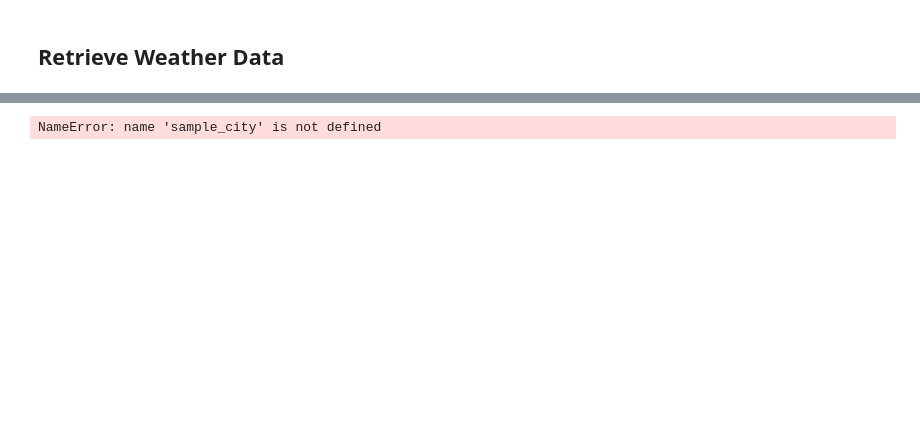
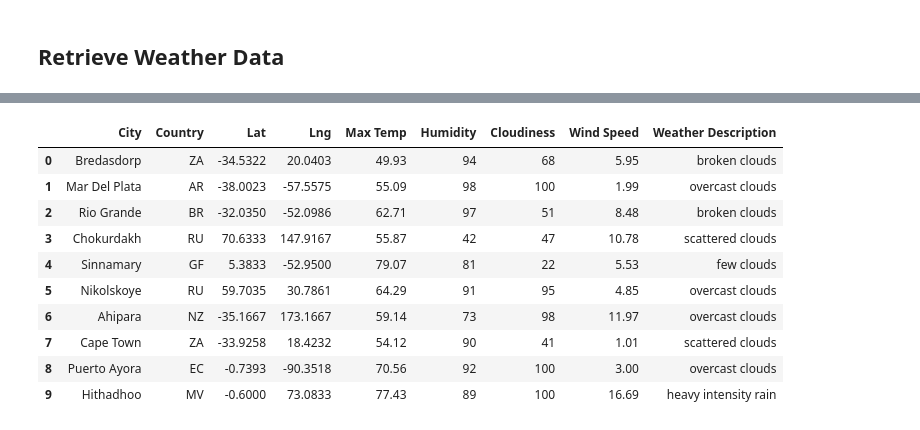
Before and after one commit to svujcich/World_Weather_Analysis, a Jupyter notebook: Weather_Database/Weather_Database.ipynb, the cells around one changed output, grey strips where cells are left out. Drawn from its saved outputs; the diff is of its cells as text; code cells hidden in the pictures; blank space fills up the shorter version.

```diff
--- a/Weather_Database/Weather_Database.ipynb
+++ b/Weather_Database/Weather_Database.ipynb
@@ -146,6 +148,22 @@ city_data_df.head(10)
 # %%
-sample_city = city_data_df["City"]
-sample_latitude = city_data_df["Lat"]
+#reorder columns
+new_column_order = [ "City","Country", "Lat", "Lng", "Max Temp", "Humidity", "Cloudiness", "Wind Speed", "Weather Description"]
+city_data_df = city_data_df[new_column_order]
+city_data_df.head(10)
+# %% [output]
+|  | City | Country | Lat | Lng | Max Temp | Humidity | Cloudiness | Wind Speed | Weather Description |
+| 0 | Bredasdorp | ZA | -34.5322 | 20.0403 | 49.93 | 94 | 68 | 5.95 | broken clouds |
+| 1 | Mar Del Plata | AR | -38.0023 | -57.5575 | 55.09 | 98 | 100 | 1.99 | overcast clouds |
+| 2 | Rio Grande | BR | -32.0350 | -52.0986 | 62.71 | 97 | 51 | 8.48 | broken clouds |
+| 3 | Chokurdakh | RU | 70.6333 | 147.9167 | 55.87 | 42 | 47 | 10.78 | scattered clouds |
+| 4 | Sinnamary | GF | 5.3833 | -52.9500 | 79.07 | 81 | 22 | 5.53 | few clouds |
+| 5 | Nikolskoye | RU | 59.7035 | 30.7861 | 64.29 | 91 | 95 | 4.85 | overcast clouds |
+| 6 | Ahipara | NZ | -35.1667 | 173.1667 | 59.14 | 73 | 98 | 11.97 | overcast clouds |
+| 7 | Cape Town | ZA | -33.9258 | 18.4232 | 54.12 | 90 | 41 | 1.01 | scattered clouds |
+| 8 | Puerto Ayora | EC | -0.7393 | -90.3518 | 70.56 | 92 | 100 | 3.00 | overcast clouds |
+| 9 | Hithadhoo | MV | -0.6000 | 73.0833 | 77.43 | 89 | 100 | 16.69 | heavy intensity rain |
 # %%
+# Create the output file (CSV).
+output_data_file = "WeatherPy_Database.csv"
+# Export the City_Data into a CSV.
+city_data_df.to_csv(output_data_file, index_label="City_ID")
-# %% [output]
-NameError: name 'sample_city' is not defined
```
Also changed, not shown: parts of 4 cells of this notebook, 1 other file.
